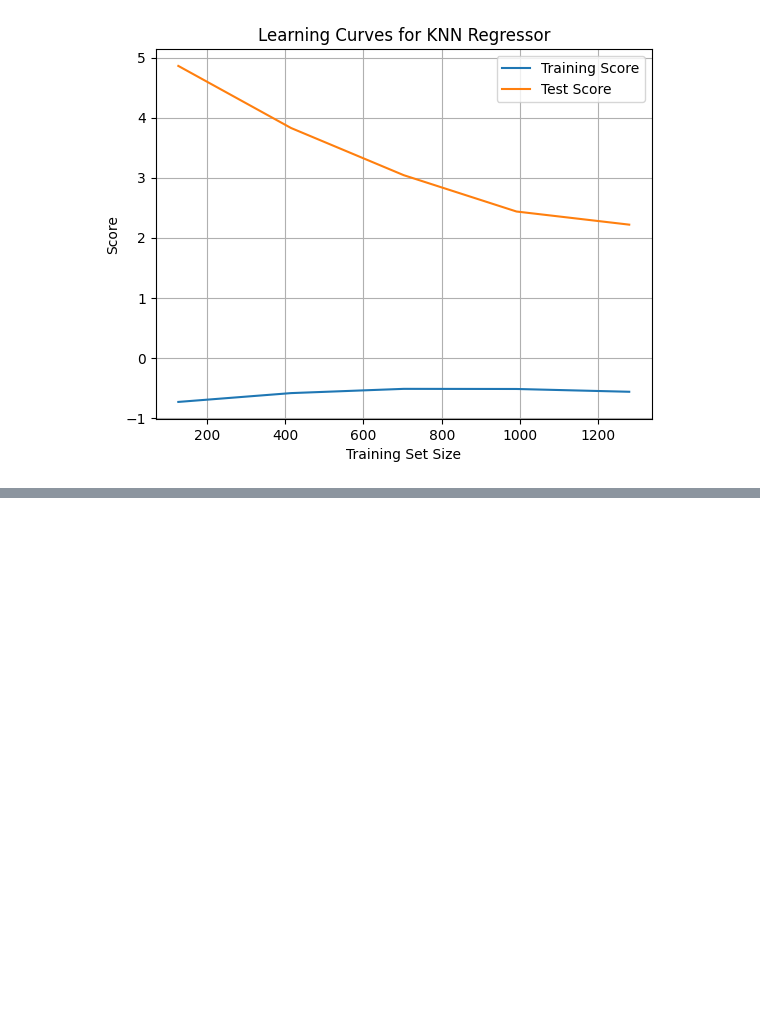
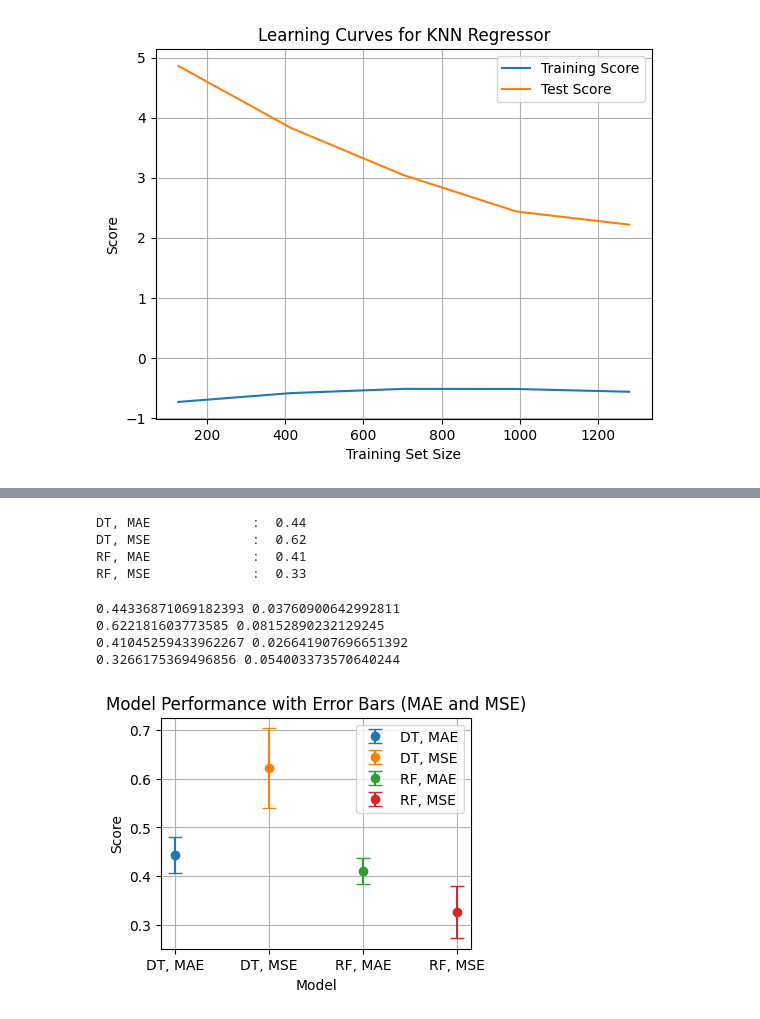
Before and after one commit to Prajaktahz/ML-Practice-Uni, a Jupyter notebook: Prac-2-Preprocessing_Task_2.ipynb, the cells around one changed output, grey strips where cells are left out. Saved outputs shown, nothing was run; the diff lists cells and outputs as text; code cells hidden in the pictures; blank space fills up the shorter version.

```diff
--- a/Prac-2-Preprocessing_Task_2.ipynb
+++ b/Prac-2-Preprocessing_Task_2.ipynb
@@ -254,0 +282,42 @@ Test scores: [-4.85986142 -3.82650968 -3.04114819 -2.43667582 -2.21812715]
+# %%
+dt = DecisionTreeRegressor(random_state=0)
+rf = RandomForestRegressor(n_estimators=100, random_state=0)
+# %%
+new_predictor_dt =  Pipeline( steps = [ ('impuation', si), ('scaling', ss), ('model', dt) ])
+new_predictor_rf =  Pipeline( steps = [ ('impuation', si), ('scaling', ss), ('model', rf) ])
+# %%
+folds = KFold(n_splits=10, shuffle=True, random_state=0)
+scores = {}
+scores['DT, MAE'] = -cross_val_score(new_predictor_dt, X, y, scoring = 'neg_mean_absolute_error', cv=folds)
+scores['DT, MSE'] = -cross_val_score(new_predictor_dt, X, y, scoring = 'neg_mean_squared_error', cv=folds)
+scores['RF, MAE'] = -cross_val_score(new_predictor_rf, X, y, scoring = 'neg_mean_absolute_error', cv=folds)
+scores['RF, MSE'] = -cross_val_score(new_predictor_rf, X, y, scoring = 'neg_mean_squared_error', cv=folds)
+# %%
+for k in sorted(scores):
+    print('{0:20}: {1:5.2f}'.format(k, np.mean(scores[k])) )
+# %% [output]
+DT, MAE             :  0.44
+DT, MSE             :  0.62
+RF, MAE             :  0.41
+RF, MSE             :  0.33
+# %%
+# Plotting graph for checking overfitting
+plt.figure(figsize=(4, 3))
+for key, value in scores.items():
+    mean_score = np.mean(value)
+    std_score = np.std(value)
+    print(mean_score,std_score)
+    plt.errorbar(key, mean_score, yerr=std_score, fmt='o', capsize=5, label=key)
+plt.xlabel('Model')
+plt.ylabel('Score')
+plt.title('Model Performance with Error Bars (MAE and MSE)')
+plt.legend()
+plt.grid(True)
+plt.xticks()
+plt.show()
+# %% [output]
+0.44336871069182393 0.03760900642992811
+0.622181603773585 0.08152890232129245
+0.41045259433962267 0.026641907696651392
+0.3266175369496856 0.054003373570640244
+[figure, added]
```
Also changed, not shown: parts of 11 cells of this notebook.
